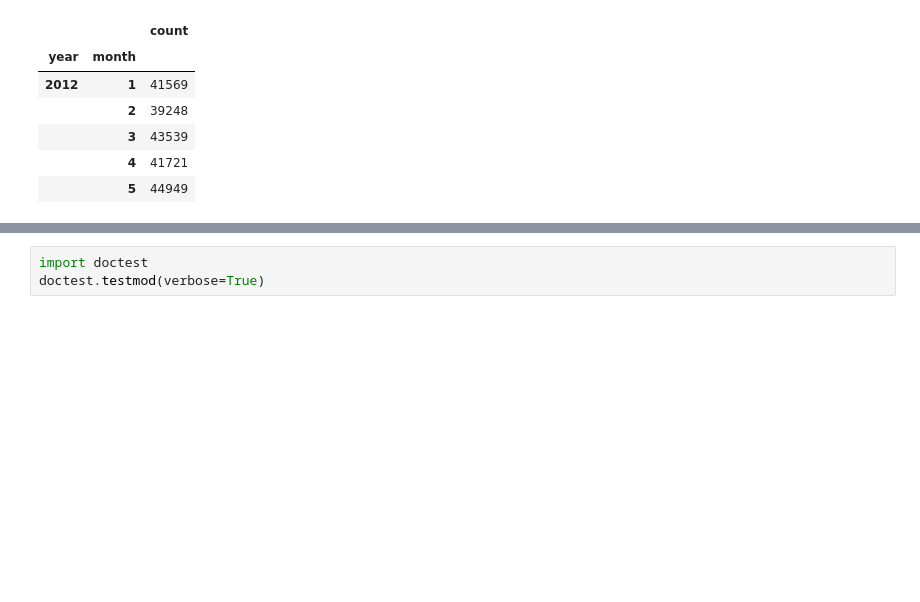
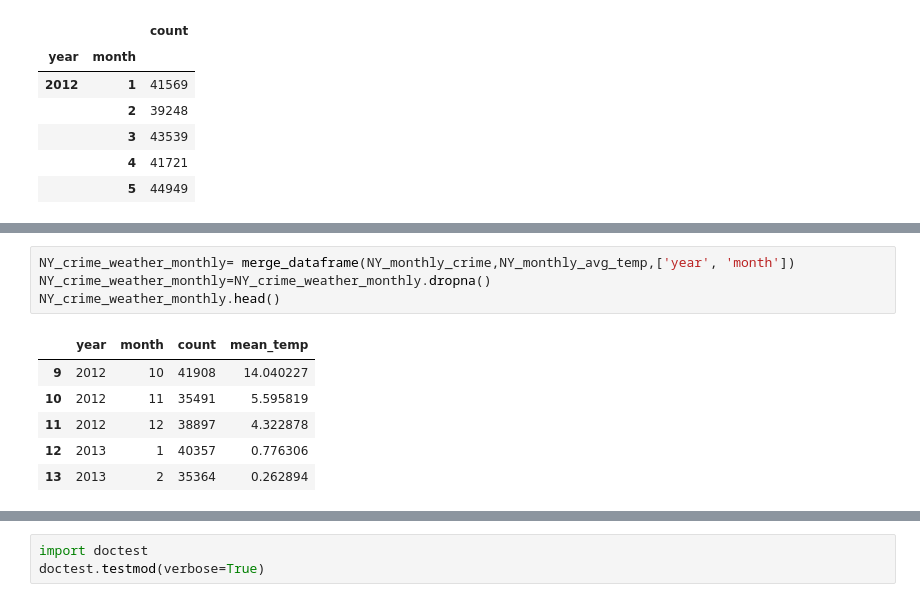
Before and after one commit to AprilW048/Final_Project, a Jupyter notebook: Weatherindex_and_Crime.ipynb, the cells around one changed output, grey strips where cells are left out. Drawn from its saved outputs; the diff is of its cells as text; blank space fills up the shorter version.

```diff
--- a/Weatherindex_and_Crime.ipynb
+++ b/Weatherindex_and_Crime.ipynb
@@ -847,0 +853,11 @@ NY_monthly_avg_temp.head()
+# %%
+NY_crime_weather_monthly= merge_dataframe(NY_monthly_crime,NY_monthly_avg_temp,['year', 'month'])
+NY_crime_weather_monthly=NY_crime_weather_monthly.dropna()
+NY_crime_weather_monthly.head()
+# %% [output]
+|  | year | month | count | mean_temp |
+| 9 | 2012 | 10 | 41908 | 14.040227 |
+| 10 | 2012 | 11 | 35491 | 5.595819 |
+| 11 | 2012 | 12 | 38897 | 4.322878 |
+| 12 | 2013 | 1 | 40357 | 0.776306 |
+| 13 | 2013 | 2 | 35364 | 0.262894 |
```
Also changed, not shown: parts of 6 cells of this notebook.
